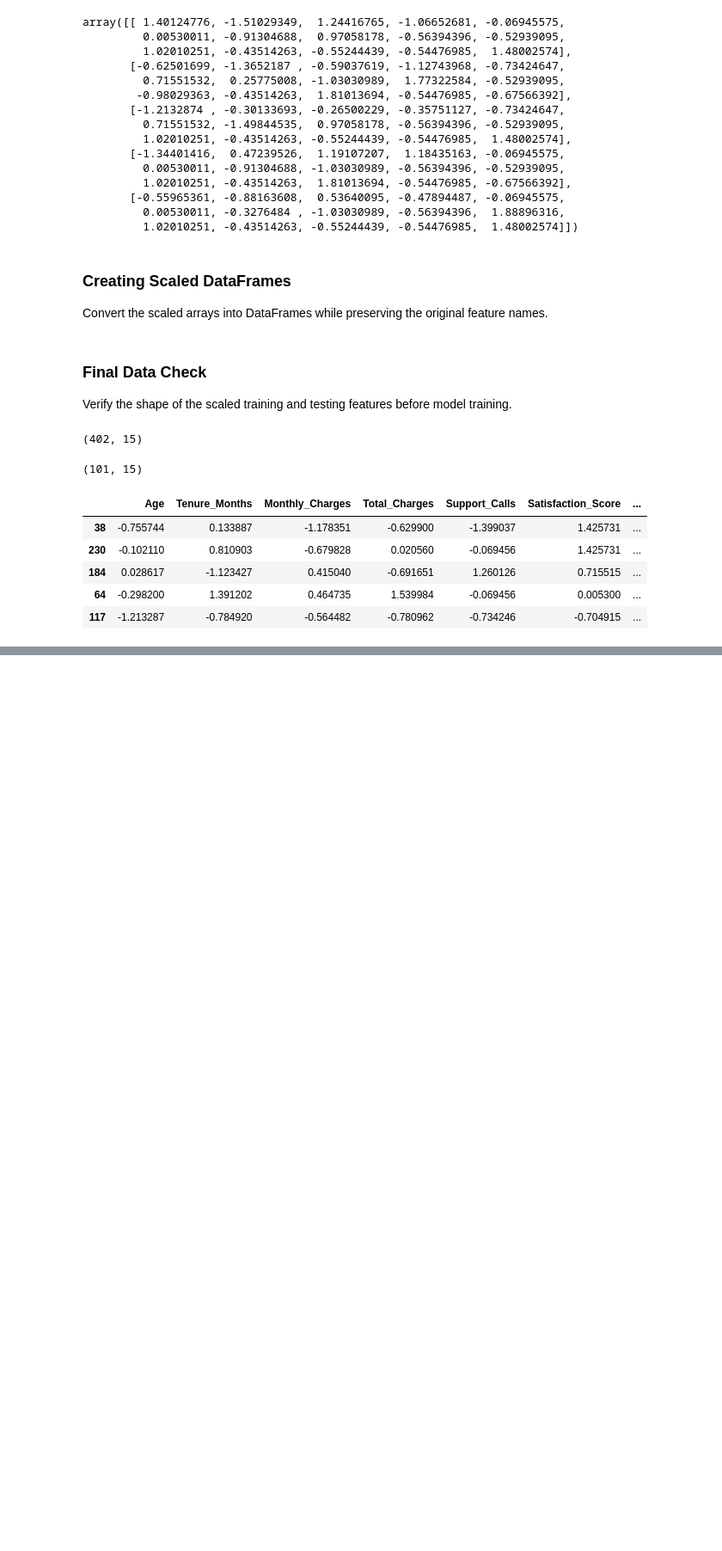
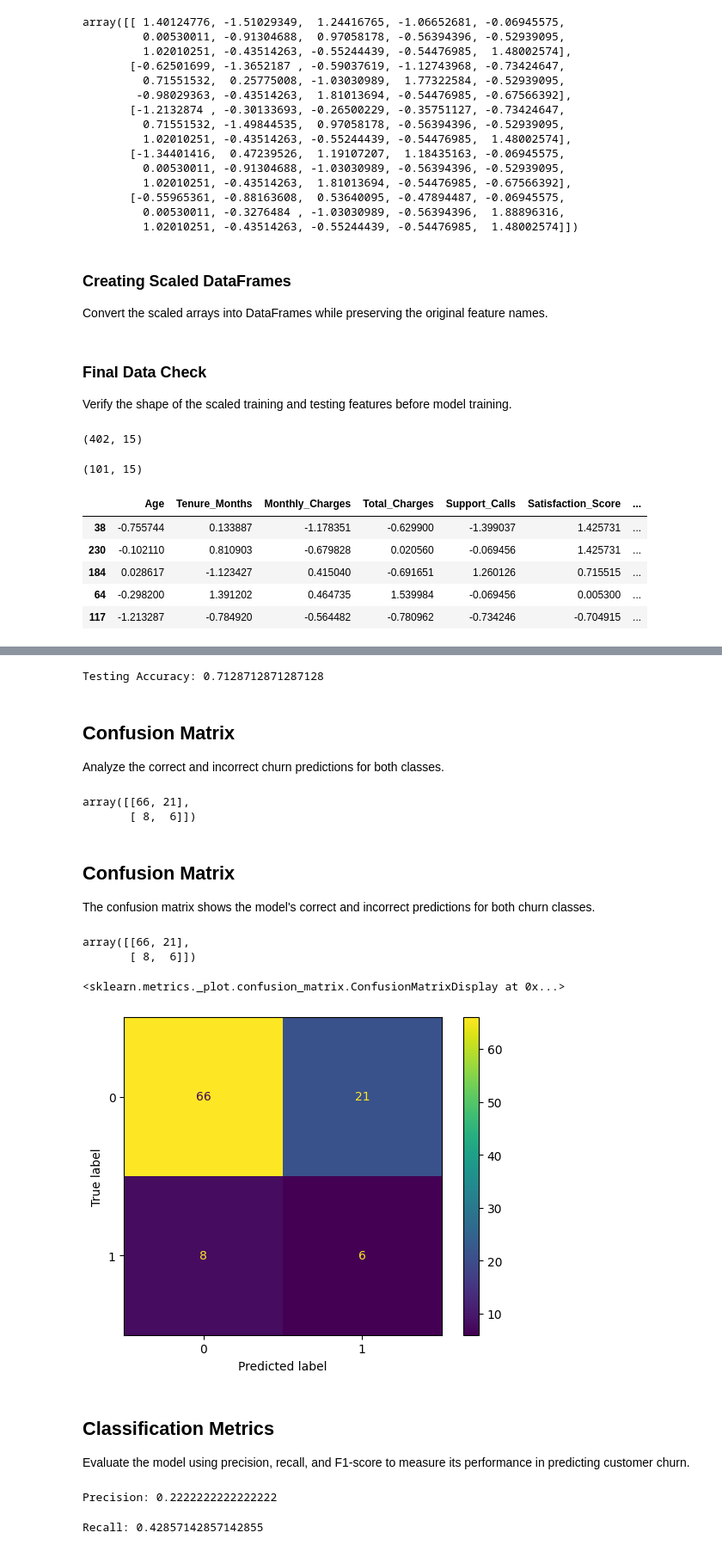
Before and after one commit to Alka-Sharma2006/customer-churn-analysis-ml, a Jupyter notebook: project.ipynb, the cells around one changed output, grey strips where cells are left out. Shown at 86% size. Drawn from its saved outputs; the diff is of its cells as text; code cells hidden in the pictures; blank space fills up the shorter version.

Commit message:
Day 6-7: Handle class imbalance and train ML models

```diff
--- a/project.ipynb
+++ b/project.ipynb
@@ -849,0 +911,4 @@ X_train_scaled.head()
+# %%
+model = LogisticRegression(random_state=42, max_iter=1000)
+# %%
+model.fit(X_train_resampled, Y_train_resampled)
@@ -849,0 +927,2 @@ X_train_scaled.head()
+# %%
+Y_test_pred = model.predict(X_test_scaled)
@@ -849,0 +933,37 @@ X_train_scaled.head()
+# %%
+from sklearn.metrics import accuracy_score
+test_accuracy = accuracy_score(Y_test, Y_test_pred)
+print("Testing Accuracy:", test_accuracy)
+# %% [output]
+Testing Accuracy: 0.7128712871287128
+# %% [markdown]
+## Confusion Matrix
+
+Analyze the correct and incorrect churn predictions for both classes.
+# %%
+from sklearn.metrics import confusion_matrix
+cm = confusion_matrix(Y_test, Y_test_pred)
+cm
+# %% [output]
+array([[66, 21],
+       [ 8,  6]])
+# %% [markdown]
+## Confusion Matrix
+
+The confusion matrix shows the model's correct and incorrect predictions for both churn classes.
+# %%
+from sklearn.metrics import confusion_matrix, ConfusionMatrixDisplay
+cm = confusion_matrix(Y_test, Y_test_pred)
+cm
+# %% [output]
+array([[66, 21],
+       [ 8,  6]])
+# %%
+display = ConfusionMatrixDisplay(confusion_matrix=cm)
+display.plot()
+# %% [output]
+<sklearn.metrics._plot.confusion_matrix.ConfusionMatrixDisplay at 0x...>
+[figure, added]
+# %% [markdown]
+## Classification Metrics
+Evaluate the model using precision, recall, and F1-score to measure its performance in predicting customer churn.
@@ -849,0 +972,10 @@ X_train_scaled.head()
+# %%
+precision = precision_score(Y_test, Y_test_pred)
+print("Precision:", precision)
+# %% [output]
+Precision: 0.2222222222222222
+# %%
+recall = recall_score(Y_test, Y_test_pred)
+print("Recall:", recall)
+# %% [output]
+Recall: 0.42857142857142855
```
Also changed, not shown: parts of 66 cells of this notebook.
